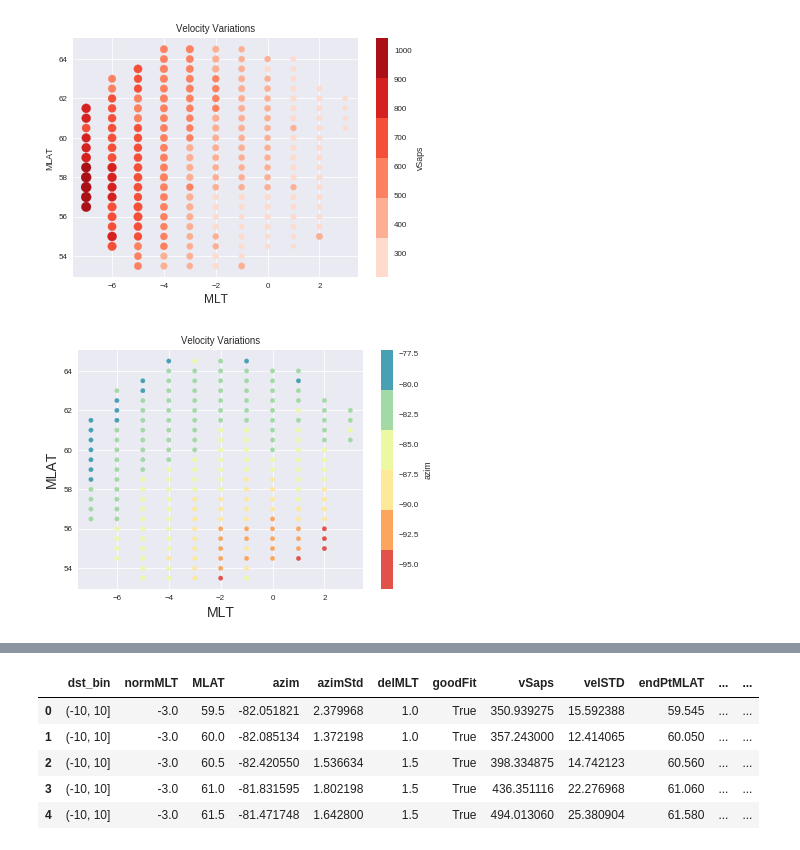
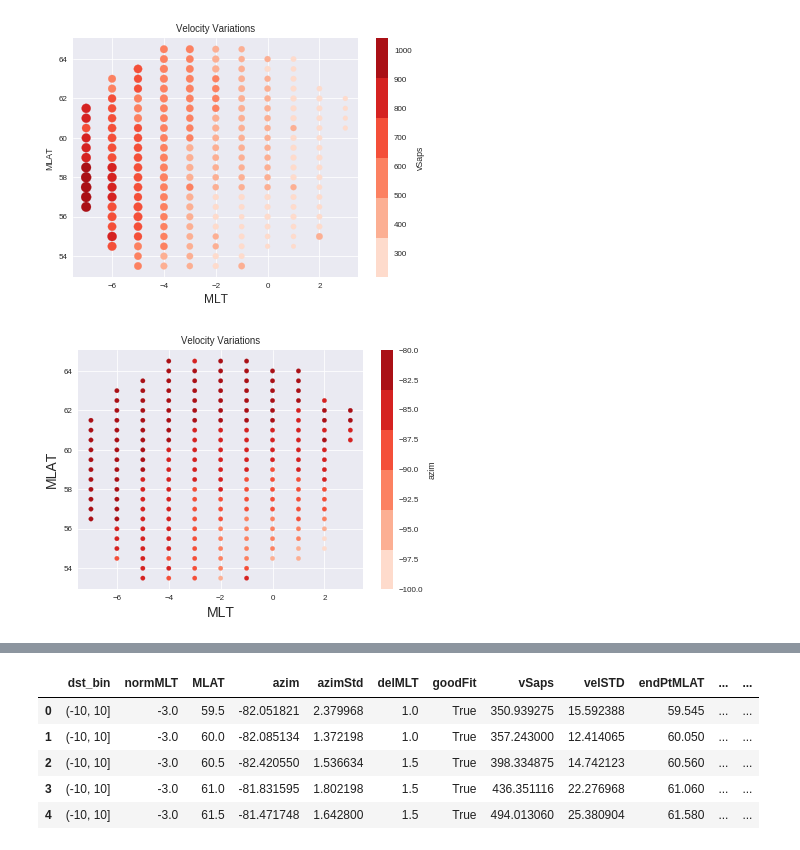
Before and after one commit to bharatreddy/indsvels, a Jupyter notebook: ipy/stats1.ipynb, the cells around one changed output, grey strips where cells are left out. Drawn from its saved outputs; the diff is of its cells as text; code cells hidden in the pictures.

```diff
--- a/ipy/stats1.ipynb
+++ b/ipy/stats1.ipynb
@@ -69,21 +70,21 @@ plt.savefig("../figs/meanVelMLATMLT.pdf",bbox_inches='tight')
 # %%
 mltMlatMeanDF = velsDataDF[ velsDataDF["goodFit"] ].groupby( [ "normMLT", "MLAT" ] ).mean().reset_index()
 # Seaborn styling
 sns.set_style("darkgrid")
 sns.set_context("paper")
-seaMap = ListedColormap(sns.color_palette("Spectral"))
+seaMap = ListedColormap(sns.color_palette("Reds"))
 
 # Plot using matplotlib
 fig1 = plt.figure()
 ax = fig1.add_subplot(111)
 mltMlatMeanDF.plot( kind='scatter',
               x='normMLT',
               y='MLAT',
               c='azim',
-              s=20, cmap=seaMap, ax=ax)
+              s=20, cmap=seaMap, ax=ax, vmin=-100, vmax=-80)
 ax.set_ylabel("MLAT", fontsize=14)
 ax.set_xlabel("MLT", fontsize=14)
 ax.set_title( "Velocity Variations" )
 plt.savefig("../figs/meanAzimMLATMLT.pdf",bbox_inches='tight')
 # %% [output]
-[figure, old version]
+[figure, new version]
```
Also changed, not shown: parts of 6 cells of this notebook, 22 other files.
